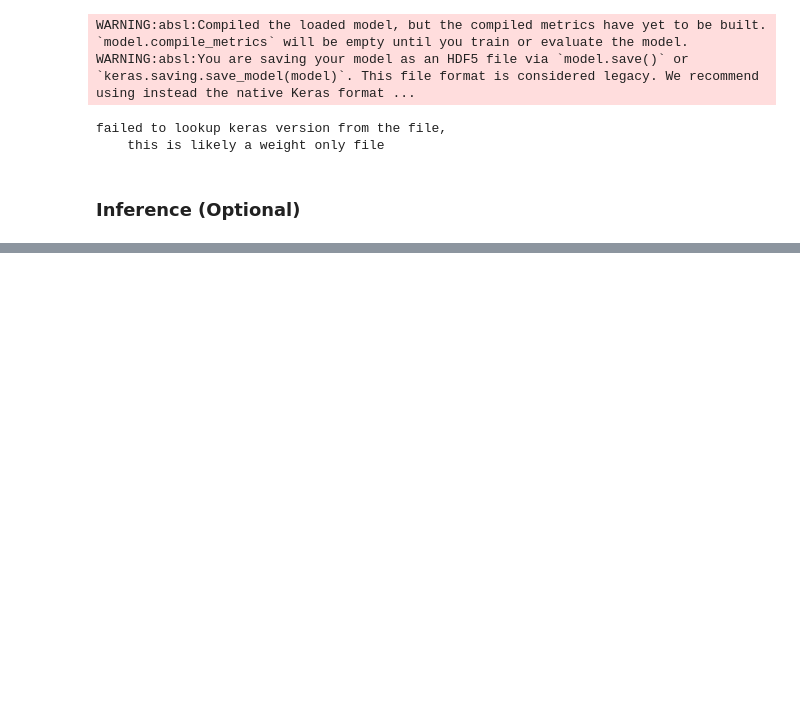
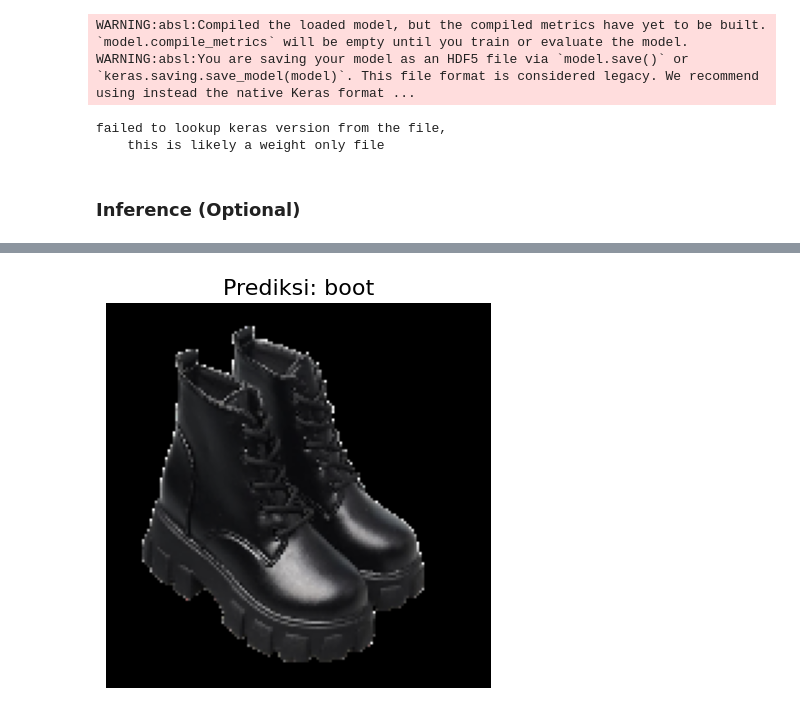
Before and after one commit to FaizFP/Dicoding--Image, a Jupyter notebook: Template_Submission_Akhir.ipynb, the cells around one changed output, grey strips where cells are left out. Drawn from its saved outputs; the diff is of its cells as text; code cells hidden in the pictures; blank space fills up the shorter version.

```diff
--- a/Template_Submission_Akhir.ipynb
+++ b/Template_Submission_Akhir.ipynb
@@ -703,19 +643,21 @@ plt.show()
 # %%
 
 # --- Path gambar ---
-img_path = '/content/a89c6d8e8f03b77f60e3f1a45391f0e7.png'
+img_path = '/content/sample_data/a89c6d8e8f03b77f60e3f1a45391f0e7.png'
 img_input, img_orig = load_and_preprocess(img_path)
 
 # --- Prediksi ---
 pred_dict = model(img_input)
 pred = pred_dict['output_0'].numpy()
 pred_label = labels[np.argmax(pred)]
 
 # --- Visualisasi ---
 plt.figure(figsize=(5,5))
 plt.imshow(img_orig.astype('uint8'))
 plt.axis('off')
 plt.title(f"Prediksi: {pred_label}", fontsize=16)
 plt.show()
+# %% [output]
+[figure, added]
 # %%
 pip freeze > requirements.txt
```
Also changed, not shown: parts of 10 cells of this notebook.
